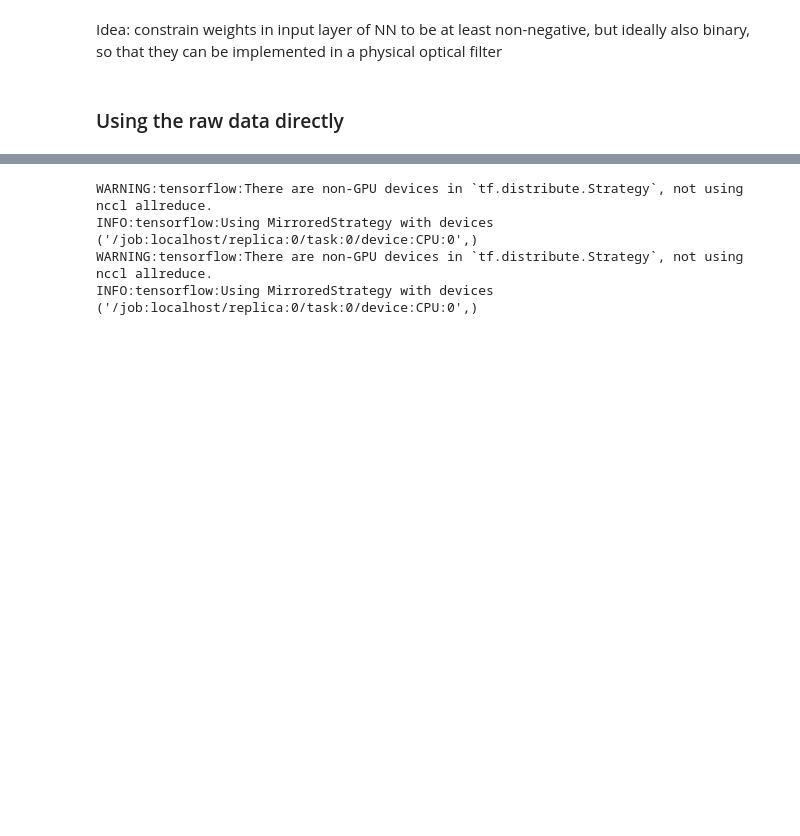
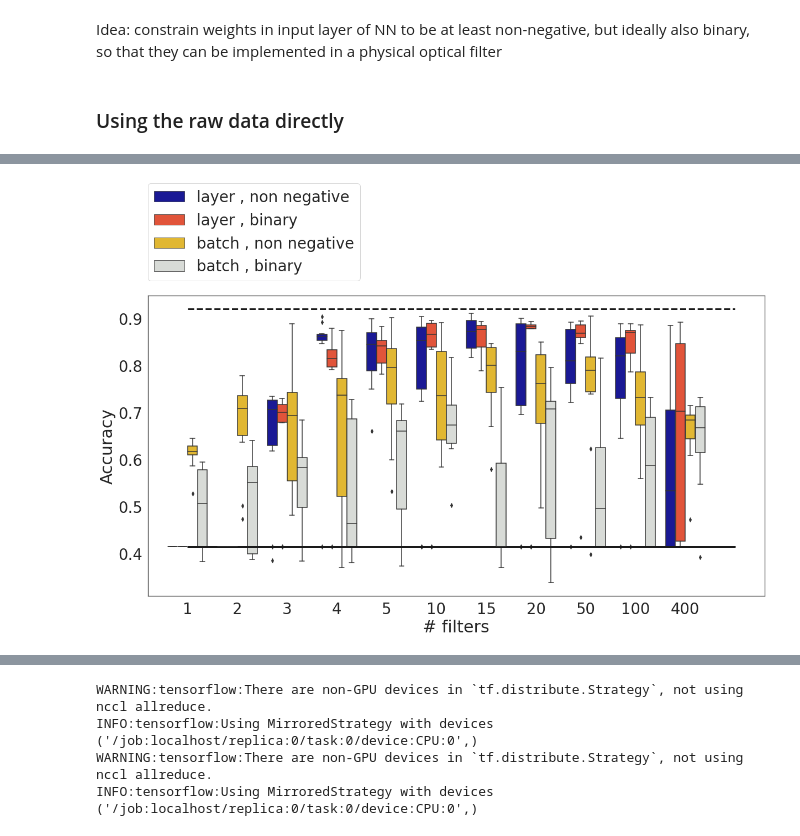
Before and after one commit to semraulab/raman, a Jupyter notebook: raman_analysis.ipynb, the cells around one changed output, grey strips where cells are left out. Cells and saved outputs as stored; diff of their text form; code cells hidden in the pictures; blank space fills up the shorter version.

```diff
--- a/raman_analysis.ipynb
+++ b/raman_analysis.ipynb
@@ -813,0 +940,26 @@ Example for 3 filters
+# %%
+# file = open('./results/acc_filter.pkl','rb')
+# acc_filter = pickle.load(file)
+# file.close()
+
+
+acc_filter_df = pd.DataFrame.from_dict({(norm,const,Nfilter) : acc_filter[Nfilter][norm][const]
+                                    for norm in norms
+                                    for const in constraints
+                                    for Nfilter in Nfilters},orient='index').melt(ignore_index=False)
+
+acc_filter_df.index = pd.MultiIndex.from_tuples(acc_filter_df.index,names=['normalization','constraint','# filters'])
+acc_filter_df = acc_filter_df.reset_index().drop('variable',axis=1)
+acc_filter_df['condition'] = acc_filter_df['normalization'] + ' , ' + acc_filter_df['constraint']
+# %%
+fig,ax = plt.subplots(figsize=[20,10])
+s = sns.boxplot(data=acc_filter_df,x='# filters',y='value',hue='condition',ax=ax,palette=mypalette)
+ax.plot([0,11],[base_acc,base_acc],'k-',lw=3);
+ax.plot([0,11],[acc_svm,acc_svm],'k--',lw=3);
+# s.set(xscale='log')
+ax.set_ylabel('Accuracy')
+ax.legend(bbox_to_anchor=(0, 1.05), loc=3, borderaxespad=0.)
+
+fig.savefig('./figures/Fig4_ver1.png')
+# %% [output]
+[figure, added]
```
Also changed, not shown: parts of 21 cells of this notebook, 6 other files.
